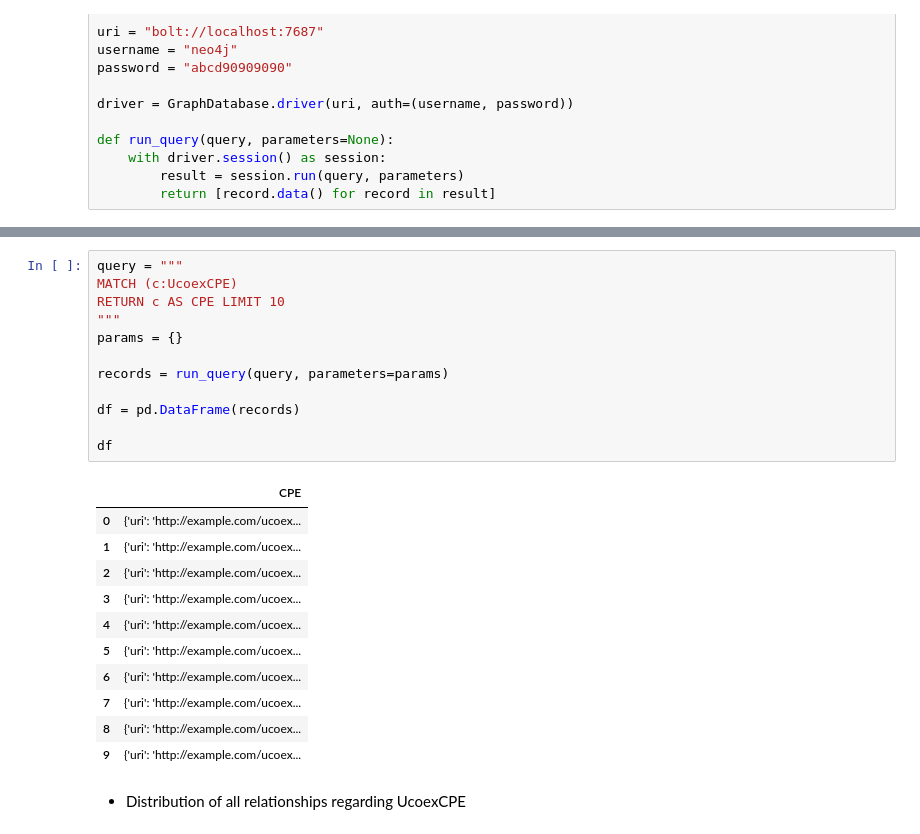
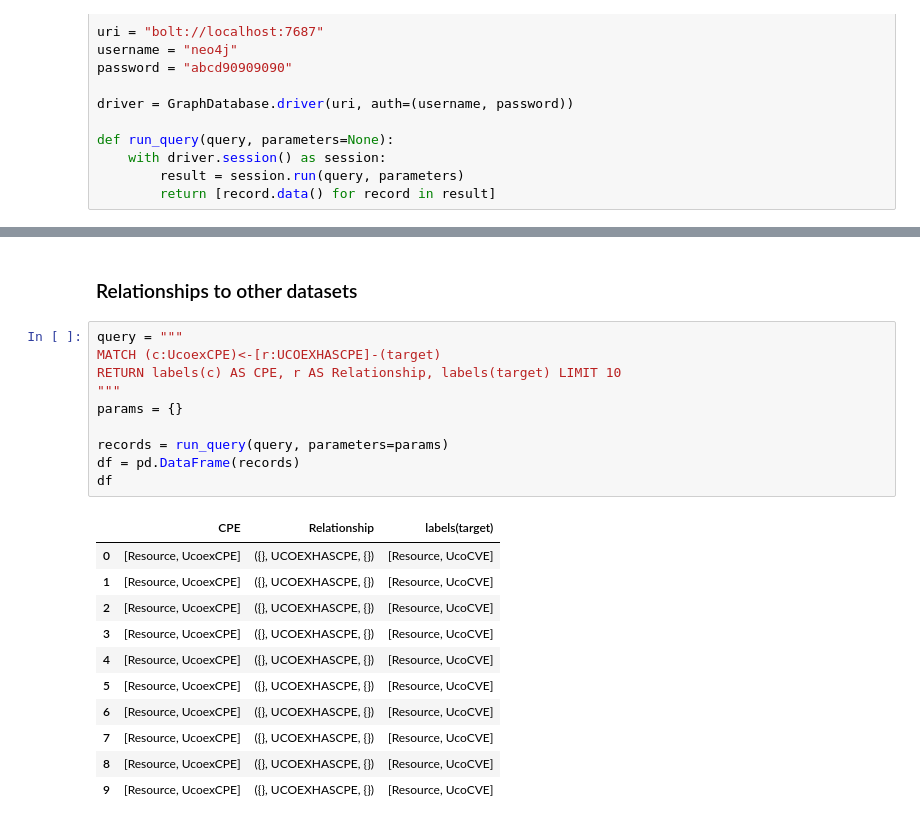
Before and after one commit to shinPark43/Query-API-for-UCKG, a Jupyter notebook: cpe.ipynb, the cells around one changed output, grey strips where cells are left out. Cells and saved outputs as stored; diff of their text form.

```diff
--- a/cpe.ipynb
+++ b/cpe.ipynb
@@ -23,26 +163,24 @@ def run_query(query, parameters=None):
+# %% [markdown]
+### Relationships to other datasets
 # %%
 query = """
-MATCH (c:UcoexCPE)
-RETURN c AS CPE LIMIT 10
+MATCH (c:UcoexCPE)<-[r:UCOEXHASCPE]-(target)
+RETURN labels(c) AS CPE, r AS Relationship, labels(target) LIMIT 10
 """
 params = {}
 
 records = run_query(query, parameters=params)
-
 df = pd.DataFrame(records)
-
 df
 # %% [output]
-|  | CPE |
-| 0 | {'uri': 'http://example.com/ucoex... |
-| 1 | {'uri': 'http://example.com/ucoex... |
-| 2 | {'uri': 'http://example.com/ucoex... |
-| 3 | {'uri': 'http://example.com/ucoex... |
-| 4 | {'uri': 'http://example.com/ucoex... |
-| 5 | {'uri': 'http://example.com/ucoex... |
-| 6 | {'uri': 'http://example.com/ucoex... |
-| 7 | {'uri': 'http://example.com/ucoex... |
-| 8 | {'uri': 'http://example.com/ucoex... |
-| 9 | {'uri': 'http://example.com/ucoex... |
+|  | CPE | Relationship | labels(target) |
+| 0 | [Resource, UcoexCPE] | ({}, UCOEXHASCPE, {}) | [Resource, UcoCVE] |
+| 1 | [Resource, UcoexCPE] | ({}, UCOEXHASCPE, {}) | [Resource, UcoCVE] |
+| 2 | [Resource, UcoexCPE] | ({}, UCOEXHASCPE, {}) | [Resource, UcoCVE] |
+| 3 | [Resource, UcoexCPE] | ({}, UCOEXHASCPE, {}) | [Resource, UcoCVE] |
+| 4 | [Resource, UcoexCPE] | ({}, UCOEXHASCPE, {}) | [Resource, UcoCVE] |
+| 5 | [Resource, UcoexCPE] | ({}, UCOEXHASCPE, {}) | [Resource, UcoCVE] |
+| 6 | [Resource, UcoexCPE] | ({}, UCOEXHASCPE, {}) | [Resource, UcoCVE] |
+| 7 | [Resource, UcoexCPE] | ({}, UCOEXHASCPE, {}) | [Resource, UcoCVE] |
+| 8 | [Resource, UcoexCPE] | ({}, UCOEXHASCPE, {}) | [Resource, UcoCVE] |
+| 9 | [Resource, UcoexCPE] | ({}, UCOEXHASCPE, {}) | [Resource, UcoCVE] |
-# %% [markdown]
-* Distribution of all relationships regarding UcoexCPE
```
Also changed, not shown: parts of 18 cells of this notebook.
